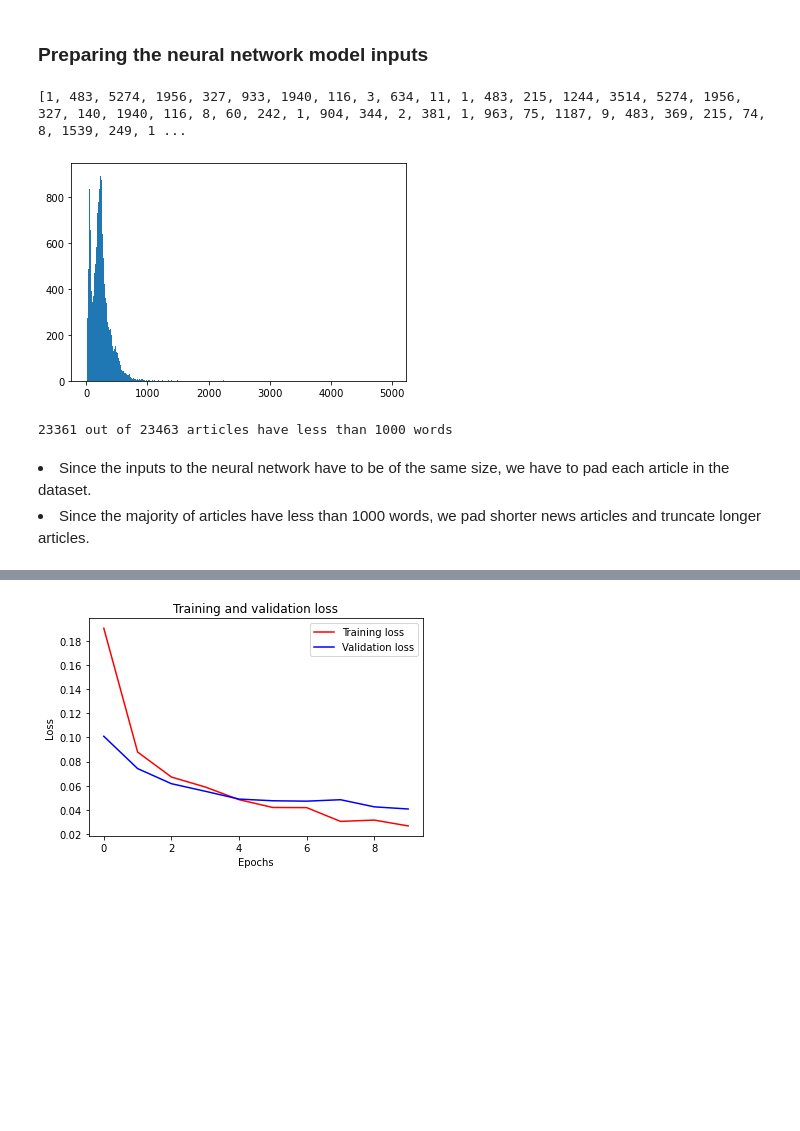
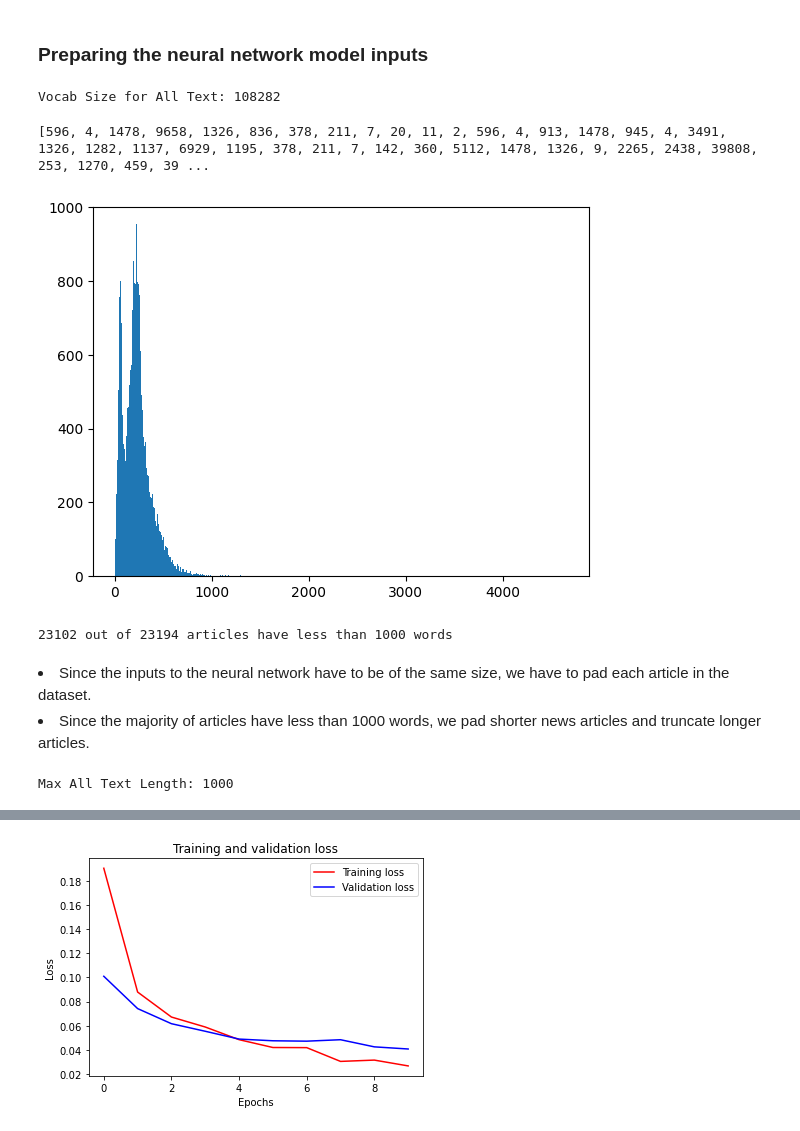
Before and after one commit to Jiawei19/BT4222, a Jupyter notebook: DeepLearning.ipynb, the cells around one changed output, grey strips where cells are left out. Saved outputs shown, nothing was run; the diff lists cells and outputs as text; code cells hidden in the pictures; blank space fills up the shorter version.

```diff
--- a/DeepLearning.ipynb
+++ b/DeepLearning.ipynb
@@ -18,8 +25,9 @@ import keras_tuner
 # %%
-news_final = pd.read_csv("news_final.csv")
+from ast import literal_eval
+news_final = pd.read_csv("news_final", converters={'title': literal_eval,'all_text': literal_eval})
 
 target = news_final['fake']
-features = news_final.drop('fake', axis=1)
+features = news_final[['title','all_text']]
 # %%
 X_train, X_test, y_train, y_test = train_test_split(features, target, random_state=1,test_size=0.2)
 X_train, X_val, y_train, y_val = train_test_split(X_train, y_train, random_state=1, test_size=0.25) # 0.25 x 0.8 = 0.2, #20% valid
@@ -221,2 +246,6 @@ X_test_alltext = corpus_to_vect(X_test['all_text'])
+# %%
+X_train2 = X_train['all_text']
+X_val2 = X_val['all_text']
+X_test2 = X_test['all_text']
 # %%
  # all tokens generated in the first article
@@ -275,32 +308,36 @@ w2v.wv.most_similar("trump")
 # %% [markdown]
 ### Preparing the neural network model inputs
 # %%
-X_train_alltext,X_val_alltext,X_test_alltext, vocab_alltext = tokenize(X_train_alltext,X_val_alltext,X_test_alltext)
-max_vocab_alltext = len(vocab_alltext) + 1
-print("Vocab Size for All Text: {}".format(max_vocab_alltext))
+X_train2, X_val2, X_test2, vocab2 = tokenize(X_train2, X_val2, X_test2)
+max_vocab2 = len(vocab2) + 1
+print("Vocab Size for All Text: {}".format(max_vocab2))
+# %% [output]
+Vocab Size for All Text: 108282
 # %%
 # all token indexes generated from the first article
-print(X_train_alltext[0])
+print(X_train2[0])
 # %% [output]
-[1, 483, 5274, 1956, 327, 933, 1940, 116, 3, 634, 11, 1, 483, 215, 1244, 3514, 5274, 1956, 327, 140, 1940, 116, 8, 60, 242, 1, 904, 344, 2, 381, 1, 963, 75, 1187, 9, 483, 369, 215, 74, 8, 1539, 249, 1 ...
+[596, 4, 1478, 9658, 1326, 836, 378, 211, 7, 20, 11, 2, 596, 4, 913, 1478, 945, 4, 3491, 1326, 1282, 1137, 6929, 1195, 378, 211, 7, 142, 360, 5112, 1478, 1326, 9, 2265, 2438, 39808, 253, 1270, 459, 39 ...
 # %%
-article_lens = np.array([len(index) for index in X_train_alltext])
+article_lens = np.array([len(index) for index in X_train2])
 plt.hist(article_lens, bins=500)
 plt.show()
 # %% [output]
-[figure, old version]
+[figure, new version]
 # %%
 len_1000 = article_lens[article_lens < 1000]
 print('%d out of %d articles have less than 1000 words' % (len(len_1000),len(article_lens)))
 # %% [output]
-23361 out of 23463 articles have less than 1000 words
+23102 out of 23194 articles have less than 1000 words
 # %% [markdown]
 <li>Since the inputs to the neural network have to be of the same size, we have to pad each article in the dataset.</li>
 <li>Since the majority of articles have less than 1000 words, we pad shorter news articles and truncate longer articles.</li>
 # %%
-max_len_alltext = 1000
-X_train_alltext,X_val_alltext,X_test_alltext = pad(X_train_alltext,X_val_alltext,X_test_alltext,max_len_alltext)
-print("Max All Text Length: {}".format(max_len_alltext))
+max_len2 = 1000
+X_train2, X_val2, X_test2 = pad(X_train2, X_val2, X_test2, max_len2)
+print("Max All Text Length: {}".format(max_len2))
+# %% [output]
+Max All Text Length: 1000
 # %%
 # creating a weight matrix to retain weights learned by word2vec in the embedding layer later on
 def get_weight_matrix(model, vocab):
```
Also changed, not shown: parts of 47 cells of this notebook, 2 other files.
